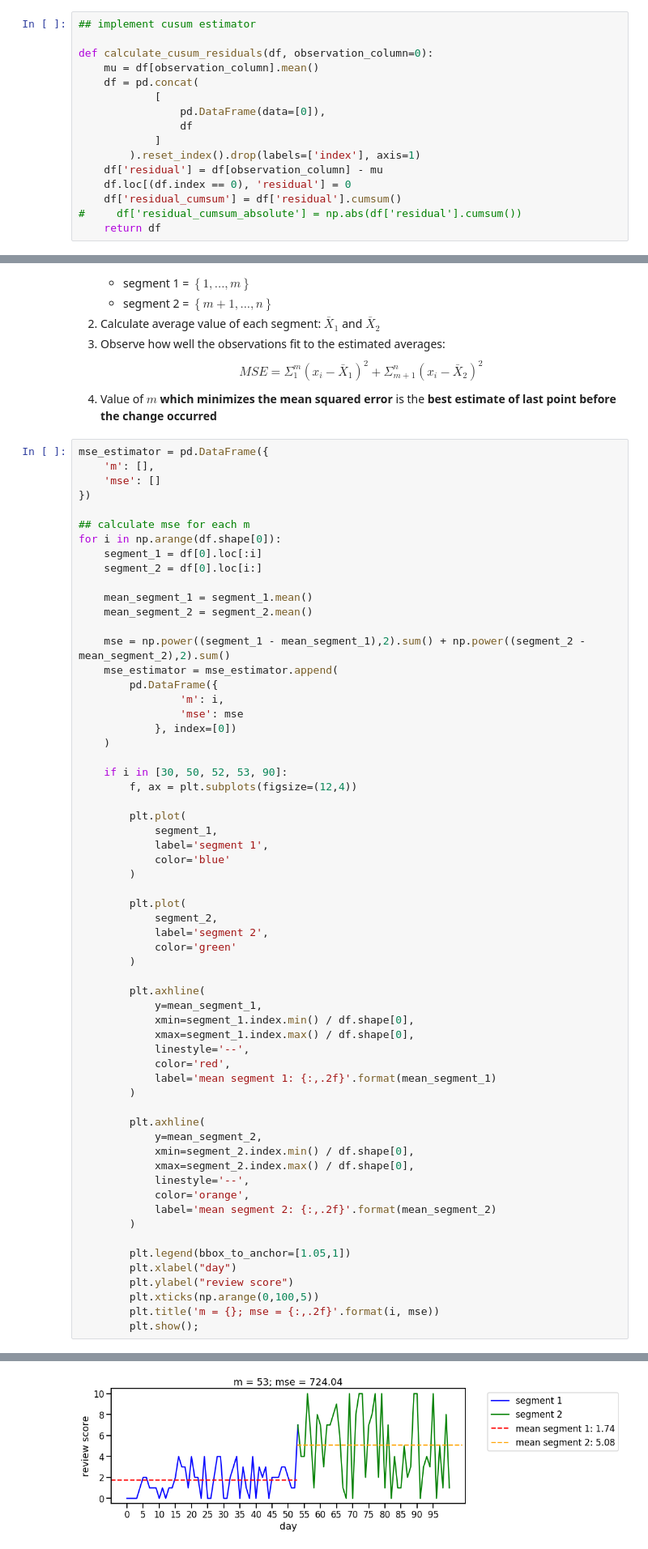
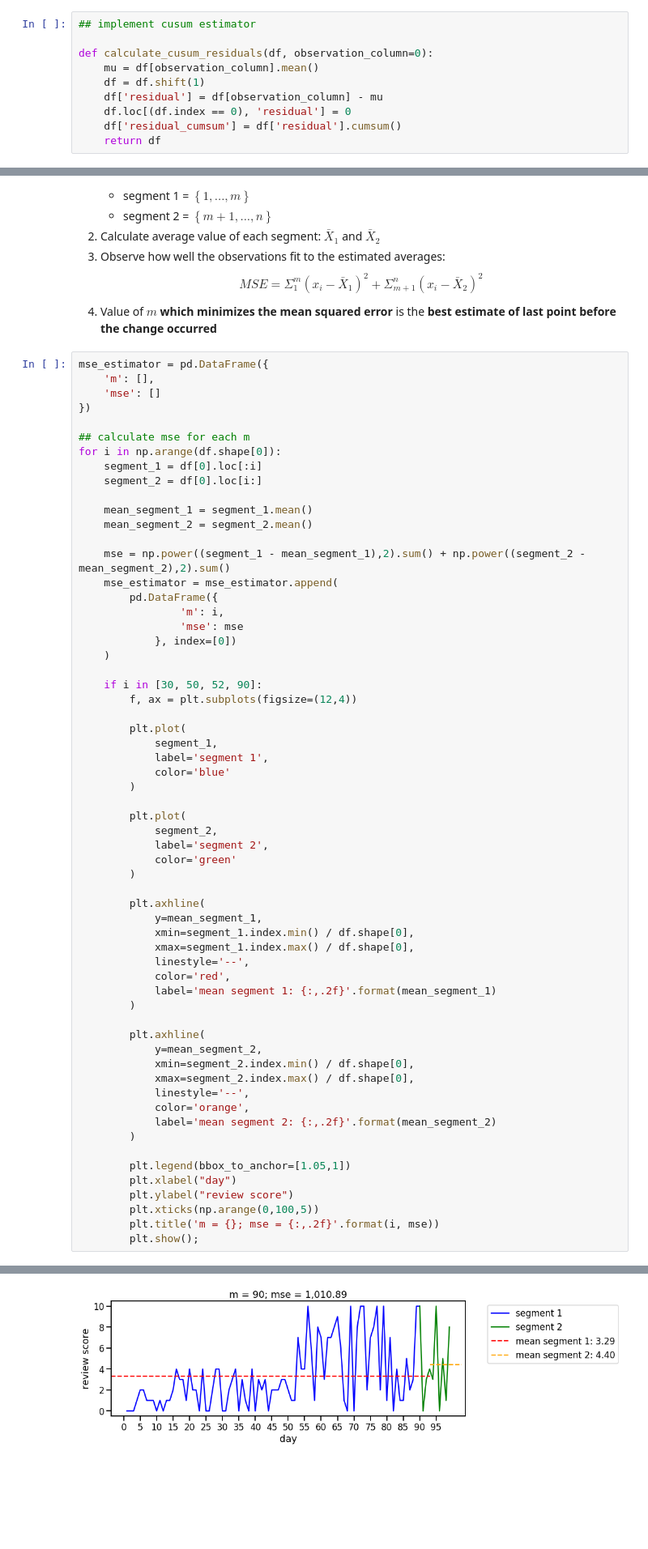
Before and after one commit to elvyna/talk, a Jupyter notebook: Introduction to Change Point Analysis.ipynb, the cells around one changed output, grey strips where cells are left out. Shown at 81% size. Saved outputs shown, nothing was run; the diff lists cells and outputs as text; blank space fills up the shorter version.

Commit message:
adjust cusum plot

```diff
--- a/Introduction to Change Point Analysis.ipynb
+++ b/Introduction to Change Point Analysis.ipynb
@@ -150,16 +150,10 @@ Here are the steps:
 
 def calculate_cusum_residuals(df, observation_column=0):
     mu = df[observation_column].mean()
-    df = pd.concat(
-            [
-                pd.DataFrame(data=[0]),
-                df
-            ]
-        ).reset_index().drop(labels=['index'], axis=1)
+    df = df.shift(1)
     df['residual'] = df[observation_column] - mu
     df.loc[(df.index == 0), 'residual'] = 0
     df['residual_cumsum'] = df['residual'].cumsum()
-#     df['residual_cumsum_absolute'] = np.abs(df['residual'].cumsum())
     return df
 # %%
 df = calculate_cusum_residuals(df)
@@ -344,7 +340,7 @@ for i in np.arange(df.shape[0]):
             }, index=[0])
     )
 
-    if i in [30, 50, 52, 53, 90]:
+    if i in [30, 50, 52, 90]:
         f, ax = plt.subplots(figsize=(12,4))
 
         plt.plot(
@@ -390 +386 @@ for i in np.arange(df.shape[0]):
-[figure, old version]
+[figure, new version]
```
Also changed, not shown: parts of 11 cells of this notebook.
